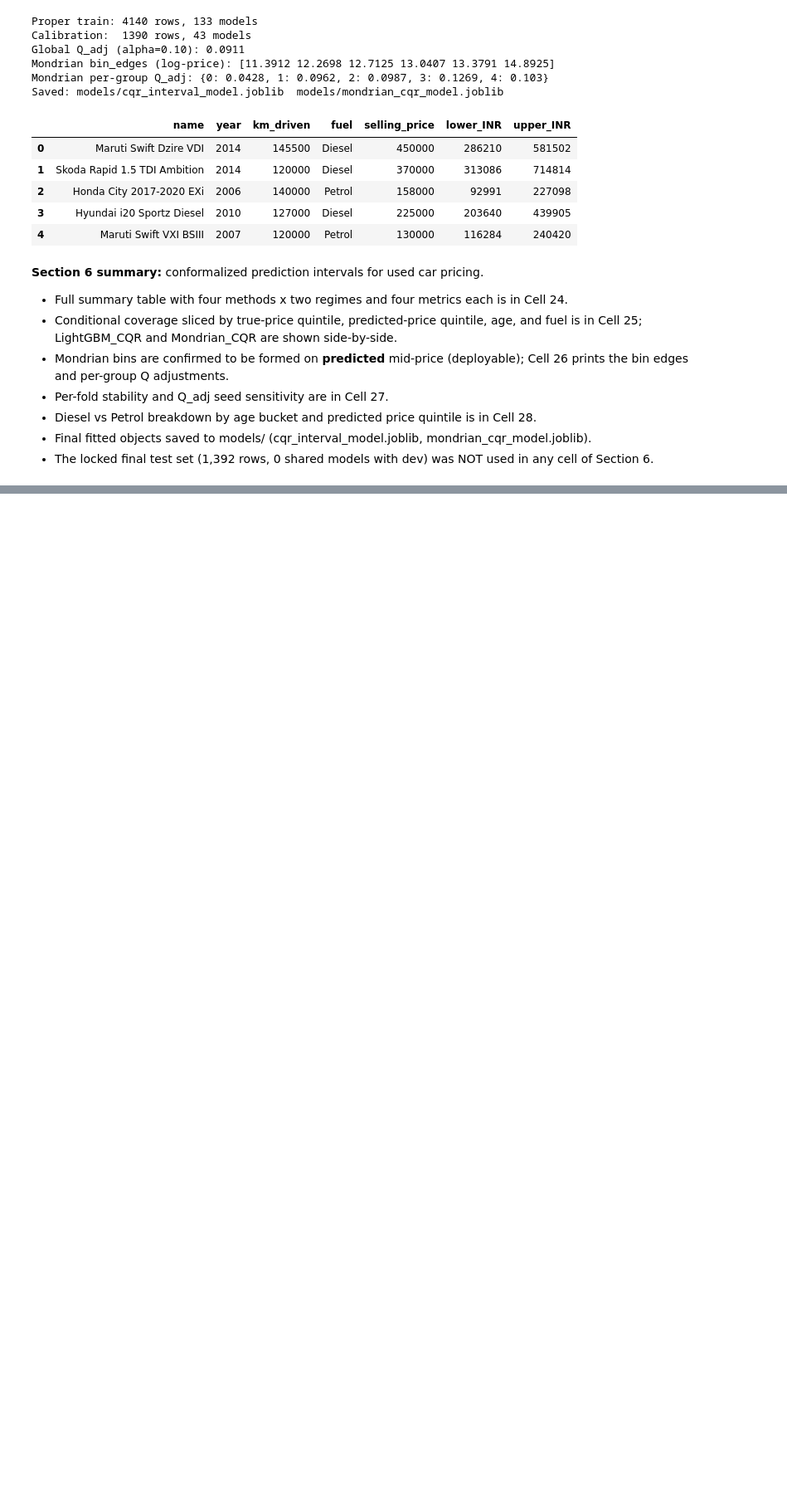
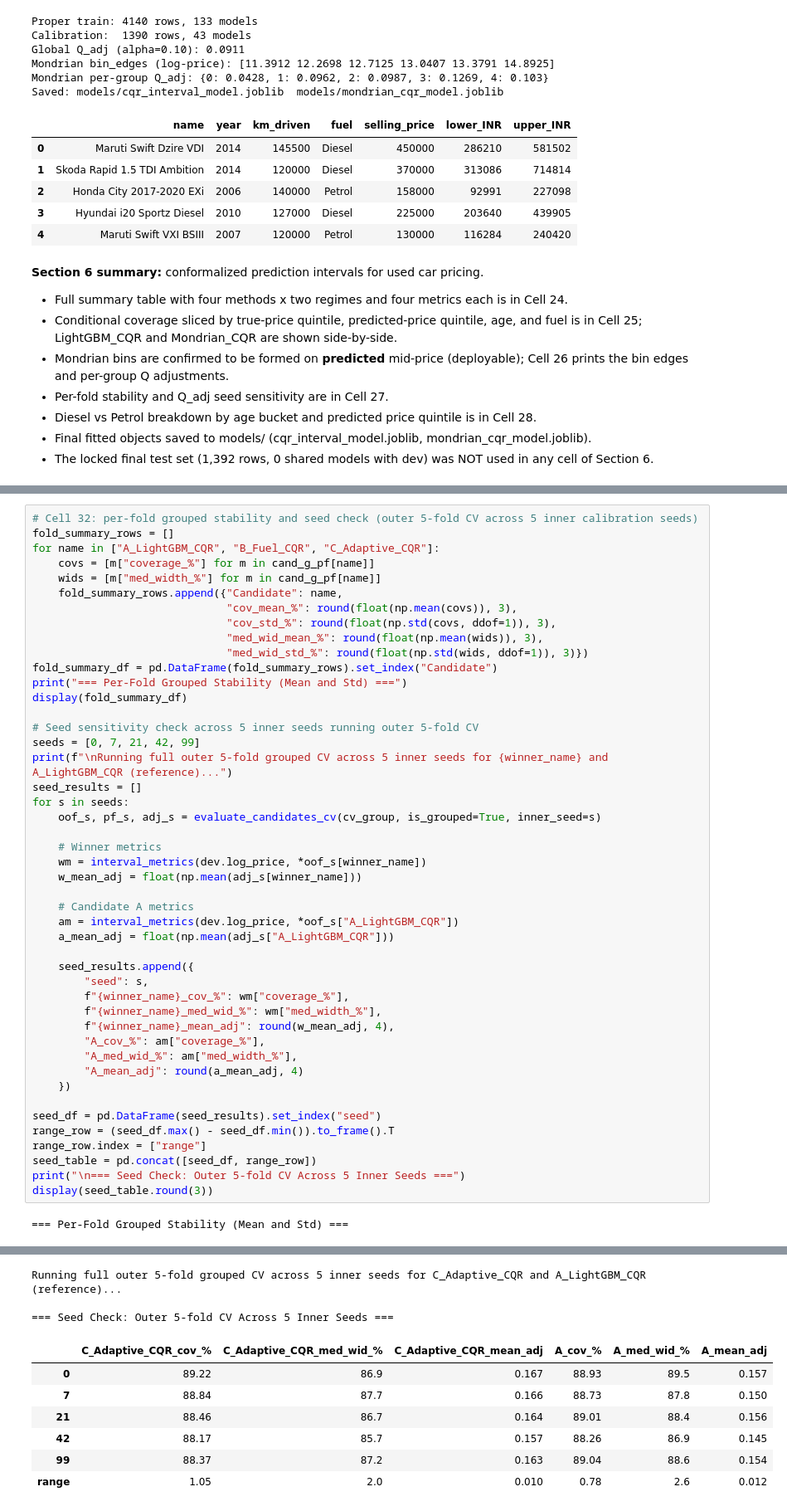
Before and after one commit to aayaan-khan/Used-Cars-Cost-Prediction, a Jupyter notebook: notebooks/Used_Cars_Cost_Prediction.ipynb, the cells around one changed output, grey strips where cells are left out. Shown at 83% size. Cells and saved outputs as stored; diff of their text form; blank space fills up the shorter version.

```diff
--- a/notebooks/Used_Cars_Cost_Prediction.ipynb
+++ b/notebooks/Used_Cars_Cost_Prediction.ipynb
@@ -1182,0 +1462,48 @@ Saved: models/cqr_interval_model.joblib  models/mondrian_cqr_model.joblib
+# %%
+# Cell 32: per-fold grouped stability and seed check (outer 5-fold CV across 5 inner calibration seeds)
+fold_summary_rows = []
+for name in ["A_LightGBM_CQR", "B_Fuel_CQR", "C_Adaptive_CQR"]:
+    covs = [m["coverage_%"] for m in cand_g_pf[name]]
+    wids = [m["med_width_%"] for m in cand_g_pf[name]]
+    fold_summary_rows.append({"Candidate": name,
+                              "cov_mean_%": round(float(np.mean(covs)), 3),
+                              "cov_std_%": round(float(np.std(covs, ddof=1)), 3),
+                              "med_wid_mean_%": round(float(np.mean(wids)), 3),
+                              "med_wid_std_%": round(float(np.std(wids, ddof=1)), 3)})
+fold_summary_df = pd.DataFrame(fold_summary_rows).set_index("Candidate")
+print("=== Per-Fold Grouped Stability (Mean and Std) ===")
+display(fold_summary_df)
+
+# Seed sensitivity check across 5 inner seeds running outer 5-fold CV
+seeds = [0, 7, 21, 42, 99]
+print(f"\nRunning full outer 5-fold grouped CV across 5 inner seeds for {winner_name} and A_LightGBM_CQR (reference)...")
+seed_results = []
+for s in seeds:
+    oof_s, pf_s, adj_s = evaluate_candidates_cv(cv_group, is_grouped=True, inner_seed=s)
+
+    # Winner metrics
+    wm = interval_metrics(dev.log_price, *oof_s[winner_name])
+    w_mean_adj = float(np.mean(adj_s[winner_name]))
+
+    # Candidate A metrics
+    am = interval_metrics(dev.log_price, *oof_s["A_LightGBM_CQR"])
+    a_mean_adj = float(np.mean(adj_s["A_LightGBM_CQR"]))
+
+    seed_results.append({
+        "seed": s,
+        f"{winner_name}_cov_%": wm["coverage_%"],
+        f"{winner_name}_med_wid_%": wm["med_width_%"],
+        f"{winner_name}_mean_adj": round(w_mean_adj, 4),
+        "A_cov_%": am["coverage_%"],
+        "A_med_wid_%": am["med_width_%"],
+        "A_mean_adj": round(a_mean_adj, 4)
+    })
+
+seed_df = pd.DataFrame(seed_results).set_index("seed")
+range_row = (seed_df.max() - seed_df.min()).to_frame().T
+range_row.index = ["range"]
+seed_table = pd.concat([seed_df, range_row])
+print("\n=== Seed Check: Outer 5-fold CV Across 5 Inner Seeds ===")
+display(seed_table.round(3))
+# %% [output]
+=== Per-Fold Grouped Stability (Mean and Std) ===
@@ -1182,0 +1515,10 @@ Saved: models/cqr_interval_model.joblib  models/mondrian_cqr_model.joblib
+Running full outer 5-fold grouped CV across 5 inner seeds for C_Adaptive_CQR and A_LightGBM_CQR (reference)...
+
+=== Seed Check: Outer 5-fold CV Across 5 Inner Seeds ===
+|  | C_Adaptive_CQR_cov_% | C_Adaptive_CQR_med_wid_% | C_Adaptive_CQR_mean_adj | A_cov_% | A_med_wid_% | A_mean_adj |
+| 0 | 89.22 | 86.9 | 0.167 | 88.93 | 89.5 | 0.157 |
+| 7 | 88.84 | 87.7 | 0.166 | 88.73 | 87.8 | 0.150 |
+| 21 | 88.46 | 86.7 | 0.164 | 89.01 | 88.4 | 0.156 |
+| 42 | 88.17 | 85.7 | 0.157 | 88.26 | 86.9 | 0.145 |
+| 99 | 88.37 | 87.2 | 0.163 | 89.04 | 88.6 | 0.154 |
+| range | 1.05 | 2.0 | 0.010 | 0.78 | 2.6 | 0.012 |
```
Also changed, not shown: parts of 6 cells of this notebook, 2 other files.
